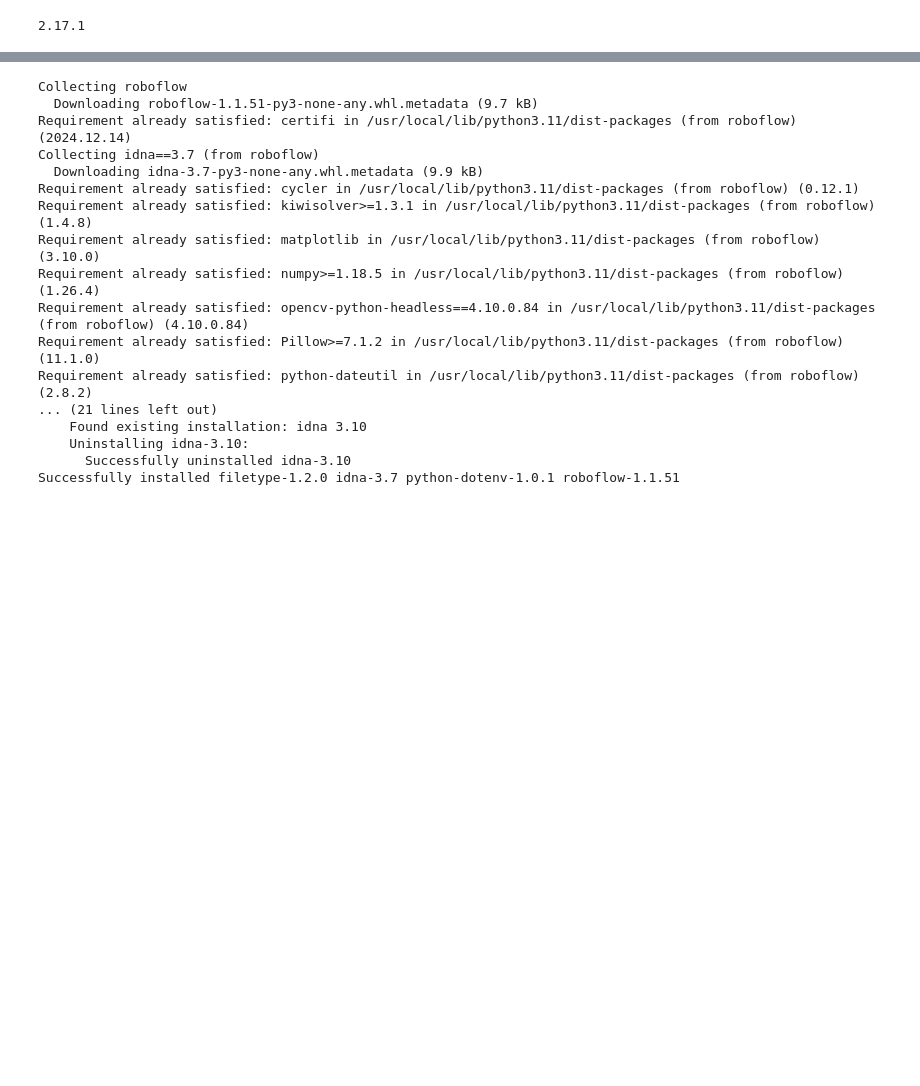
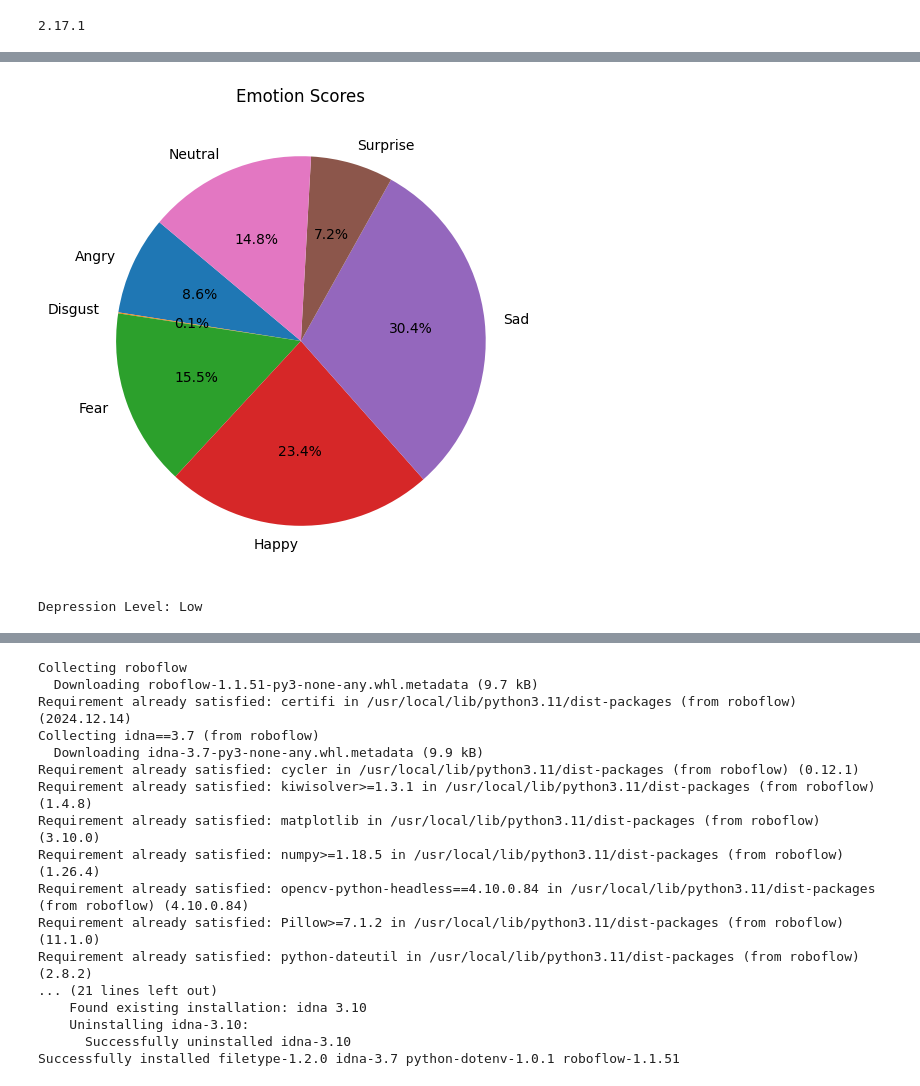
Before and after one commit to isuriperera1/HopeBridge, a Jupyter notebook: Face_Recognize.ipynb, the cells around one changed output, grey strips where cells are left out. Drawn from its saved outputs; the diff is of its cells as text; code cells hidden in the pictures; blank space fills up the shorter version.

Commit message:
Detect output Colab

```diff
--- a/Face_Recognize.ipynb
+++ b/Face_Recognize.ipynb
@@ -23,7 +23,7 @@ def preprocess_image(image_path, target_size):
     return image_array
 
 # Example: Provide the path to your test image
-test_image_path = 'happy.jpg'  # Replace with your image path
+image_path = 'image.jpeg'  # Replace with your image path
 
 # Adjust the target size as per the model's input
 target_size = (224, 224)  # Update based on the model input shape
@@ -84,7 +88,8 @@ import tensorflow as tf
 import numpy as np
 from tensorflow.keras.models import load_model
 from tensorflow.keras.preprocessing.image import load_img, img_to_array
-import cv2  # For grayscale conversion
+import cv2
+import matplotlib.pyplot as plt
 
 # Load the pre-trained model
 model_path = 'FR_Model.h5'
@@ -110,9 +115,9 @@ image = preprocess_image(test_image_path, target_size=(48, 48))  # Resize to 48x
 # Make predictions
 predictions = model.predict(image)[0]  # Get the first prediction from the batch
 
-# Get the emotion with the highest probability
-predicted_emotion = emotion_labels[np.argmax(predictions)]
-
-# Display the result
-print(predicted_emotion)
+# Visualize the scores in a pie chart
+plt.figure(figsize=(10, 6))
+plt.pie(predictions, labels=emotion_labels, autopct='%1.1f%%', startangle=140, colors=plt.cm.tab10.colors)
+plt.title('Emotion Scores')
+plt.show()
 # %% [output]
@@ -121,3 +125,32 @@ Sad
+[figure, added]
+# %%
+def detect_depression_level(emotion_scores, emotion_labels):
+    # Define groups
+    negative_emotions = ['Angry', 'Disgust', 'Fear', 'Sad']
+    positive_emotions = ['Happy', 'Surprise']
+    neutral_emotion = ['Neutral']
+
+    # Aggregate scores
+    negative_score = sum(emotion_scores[emotion_labels.index(e)] for e in negative_emotions)
+    positive_score = sum(emotion_scores[emotion_labels.index(e)] for e in positive_emotions)
+    neutral_score = emotion_scores[emotion_labels.index('Neutral')]
+
+    # Weighted depression score
+    depression_score = (negative_score * 0.6) + (neutral_score * 0.3) - (positive_score * 0.1)
+
+    # Define thresholds for depression levels
+    if depression_score < 0.4:
+        return "Low"
+    elif 0.4 <= depression_score < 0.7:
+        return "Moderate"
+    else:
+        return "High"
+
+# Example usage with predictions
+depression_level = detect_depression_level(predictions, emotion_labels)
+print(f"Depression Level: {depression_level}")
+# %% [output]
+Depression Level: Low
 # %%
 # Load model directly
 from transformers import AutoImageProcessor, AutoModel
```
Also changed, not shown: parts of 5 cells of this notebook.
